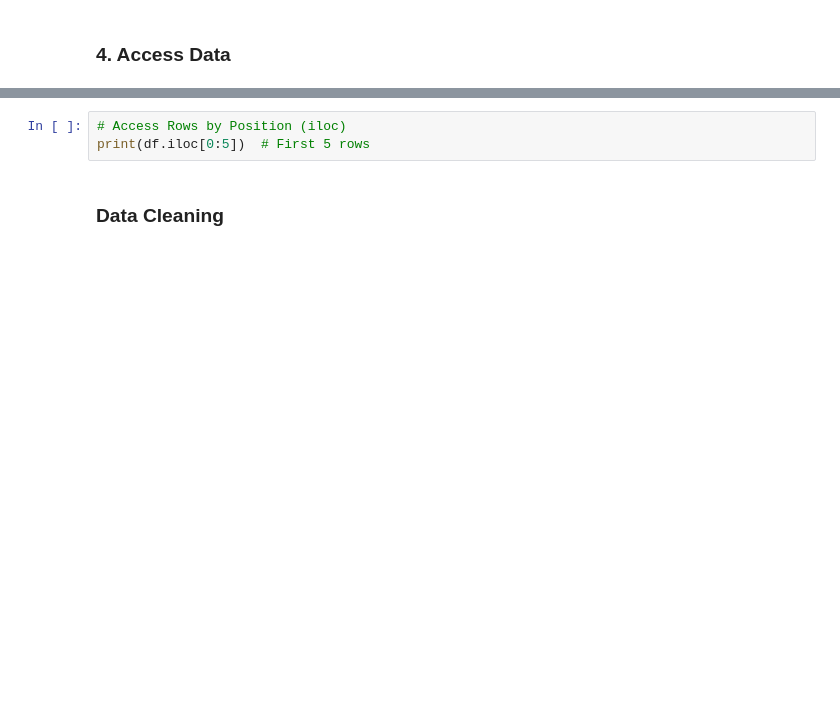
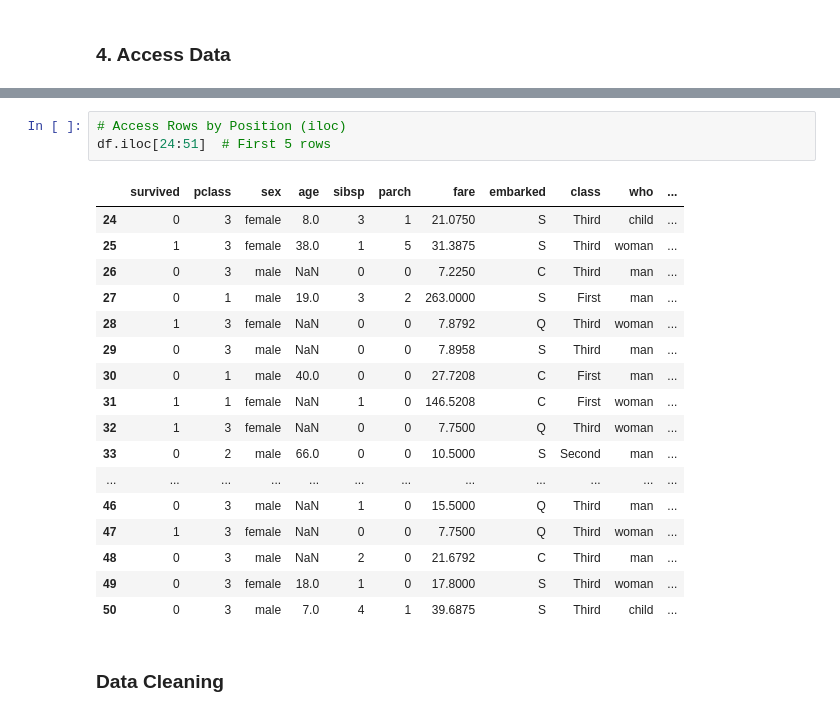
Before and after one commit to daud-shah/Python, a Jupyter notebook: pandas/pandas_for_ML.ipynb, the cells around one changed output, grey strips where cells are left out. Cells and saved outputs as stored; diff of their text form; blank space fills up the shorter version.

```diff
--- a/pandas/pandas_for_ML.ipynb
+++ b/pandas/pandas_for_ML.ipynb
@@ -57,6 +148,24 @@ print(df.loc[0])  # First row
 # %%
 # Access Rows by Position (iloc)
-print(df.iloc[0:5])  # First 5 rows
+df.iloc[24:51]  # First 5 rows
+# %% [output]
+|  | survived | pclass | sex | age | sibsp | parch | fare | embarked | class | who | ... |
+| 24 | 0 | 3 | female | 8.0 | 3 | 1 | 21.0750 | S | Third | child | ... |
+| 25 | 1 | 3 | female | 38.0 | 1 | 5 | 31.3875 | S | Third | woman | ... |
+| 26 | 0 | 3 | male | NaN | 0 | 0 | 7.2250 | C | Third | man | ... |
+| 27 | 0 | 1 | male | 19.0 | 3 | 2 | 263.0000 | S | First | man | ... |
+| 28 | 1 | 3 | female | NaN | 0 | 0 | 7.8792 | Q | Third | woman | ... |
+| 29 | 0 | 3 | male | NaN | 0 | 0 | 7.8958 | S | Third | man | ... |
+| 30 | 0 | 1 | male | 40.0 | 0 | 0 | 27.7208 | C | First | man | ... |
+| 31 | 1 | 1 | female | NaN | 1 | 0 | 146.5208 | C | First | woman | ... |
+| 32 | 1 | 3 | female | NaN | 0 | 0 | 7.7500 | Q | Third | woman | ... |
+| 33 | 0 | 2 | male | 66.0 | 0 | 0 | 10.5000 | S | Second | man | ... |
+| ... | ... | ... | ... | ... | ... | ... | ... | ... | ... | ... | ... |
+| 46 | 0 | 3 | male | NaN | 1 | 0 | 15.5000 | Q | Third | man | ... |
+| 47 | 1 | 3 | female | NaN | 0 | 0 | 7.7500 | Q | Third | woman | ... |
+| 48 | 0 | 3 | male | NaN | 2 | 0 | 21.6792 | C | Third | man | ... |
+| 49 | 0 | 3 | female | 18.0 | 1 | 0 | 17.8000 | S | Third | woman | ... |
+| 50 | 0 | 3 | male | 7.0 | 4 | 1 | 39.6875 | S | Third | child | ... |
 # %% [markdown]
  ### Data Cleaning
 # %%
```
Also changed, not shown: parts of 17 cells of this notebook, 1 other file.
